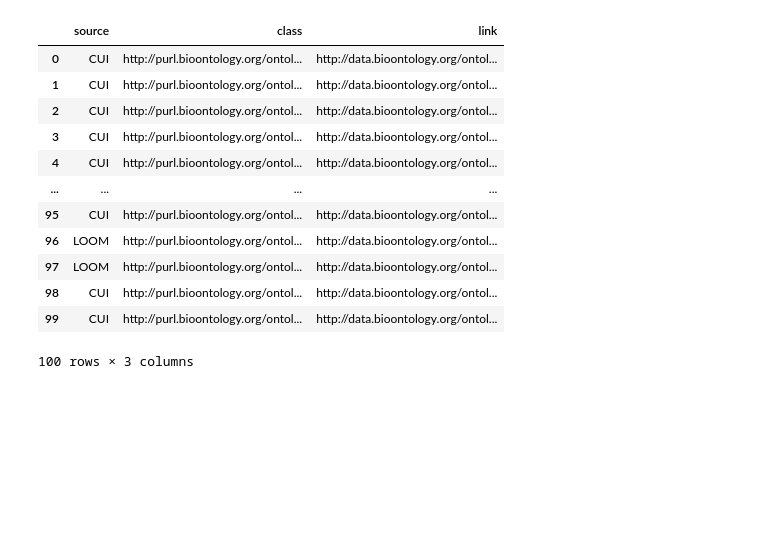
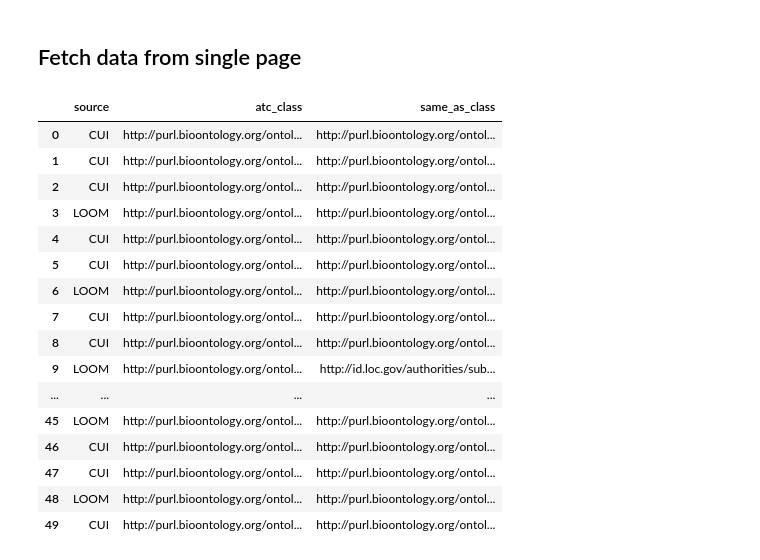
Before and after one commit to FAIR-data-for-CAPACITY/ZIB-uploader, a Jupyter notebook: notebooks/get-atc-ontology-mappings-from-bioportal.ipynb, the cells around one changed output. Drawn from its saved outputs; the diff is of its cells as text; code cells hidden in the pictures; blank space fills up the shorter version.

Commit message:
Update notebook for fetching atc ontology mappings from bioportal

```diff
--- a/notebooks/Get bioportal mappings.ipynb
+++ b/notebooks/get-atc-ontology-mappings-from-bioportal.ipynb
@@ -42,4 +45,0 @@ For retrieving the mappings per class we have to follow a link.
-# %%
-# Don't download the data again when it is still available
-with open(MAPPINGS_FILE, 'r') as f:
-    j = json.load(f)
@@ -55,18 +46,29 @@ def get_mappings_per_source(collection):
+# %% [markdown]
+## Fetch data from single page
+# %%
+def get_mappings_from_page(page):
+    for mapping in page['collection']:
+        source = mapping['source']
+        yield source, mapping['classes'][0]['@id'], mapping['classes'][1]['@id']
 # %%
-mappings = get_mappings_per_source(j['collection'])
+mappings = get_mappings_from_page(j)
 # %%
-pd.DataFrame(mappings, columns=['source', 'class', 'link'])
+pd.DataFrame(mappings, columns=['source', 'atc_class', 'same_as_class'])
 # %% [output]
-|  | source | class | link |
-| 0 | CUI | http://purl.bioontology.org/ontol... | http://data.bioontology.org/ontol... |
-| 1 | CUI | http://purl.bioontology.org/ontol... | http://data.bioontology.org/ontol... |
-| 2 | CUI | http://purl.bioontology.org/ontol... | http://data.bioontology.org/ontol... |
-| 3 | CUI | http://purl.bioontology.org/ontol... | http://data.bioontology.org/ontol... |
-| 4 | CUI | http://purl.bioontology.org/ontol... | http://data.bioontology.org/ontol... |
+|  | source | atc_class | same_as_class |
+| 0 | CUI | http://purl.bioontology.org/ontol... | http://purl.bioontology.org/ontol... |
+| 1 | CUI | http://purl.bioontology.org/ontol... | http://purl.bioontology.org/ontol... |
+| 2 | CUI | http://purl.bioontology.org/ontol... | http://purl.bioontology.org/ontol... |
+| 3 | LOOM | http://purl.bioontology.org/ontol... | http://purl.bioontology.org/ontol... |
+| 4 | CUI | http://purl.bioontology.org/ontol... | http://purl.bioontology.org/ontol... |
+| 5 | CUI | http://purl.bioontology.org/ontol... | http://purl.bioontology.org/ontol... |
+| 6 | LOOM | http://purl.bioontology.org/ontol... | http://purl.bioontology.org/ontol... |
+| 7 | CUI | http://purl.bioontology.org/ontol... | http://purl.bioontology.org/ontol... |
+| 8 | CUI | http://purl.bioontology.org/ontol... | http://purl.bioontology.org/ontol... |
+| 9 | LOOM | http://purl.bioontology.org/ontol... | http://id.loc.gov/authorities/sub... |
 | ... | ... | ... | ... |
-| 95 | CUI | http://purl.bioontology.org/ontol... | http://data.bioontology.org/ontol... |
-| 96 | LOOM | http://purl.bioontology.org/ontol... | http://data.bioontology.org/ontol... |
-| 97 | LOOM | http://purl.bioontology.org/ontol... | http://data.bioontology.org/ontol... |
-| 98 | CUI | http://purl.bioontology.org/ontol... | http://data.bioontology.org/ontol... |
-| 99 | CUI | http://purl.bioontology.org/ontol... | http://data.bioontology.org/ontol... |
+| 45 | LOOM | http://purl.bioontology.org/ontol... | http://purl.bioontology.org/ontol... |
+| 46 | CUI | http://purl.bioontology.org/ontol... | http://purl.bioontology.org/ontol... |
+| 47 | CUI | http://purl.bioontology.org/ontol... | http://purl.bioontology.org/ontol... |
+| 48 | LOOM | http://purl.bioontology.org/ontol... | http://purl.bioontology.org/ontol... |
+| 49 | CUI | http://purl.bioontology.org/ontol... | http://purl.bioontology.org/ontol... |
-100 rows × 3 columns
```
Also changed, not shown: parts of 9 cells of this notebook.
